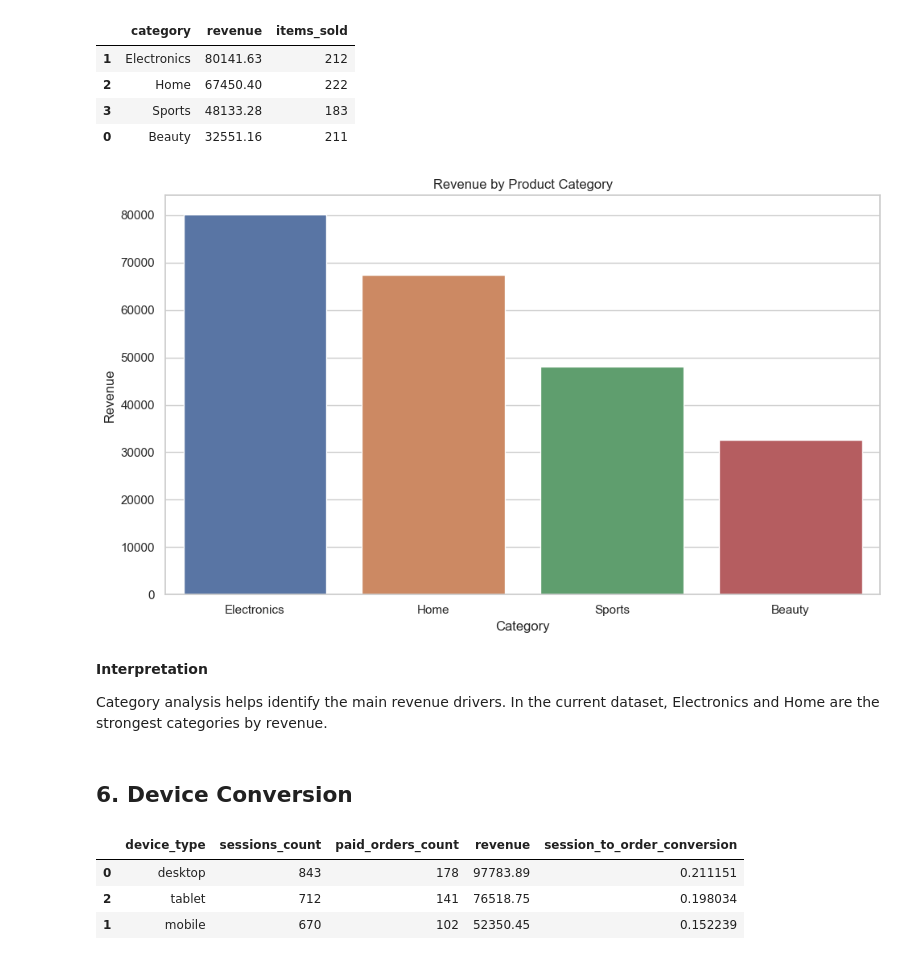
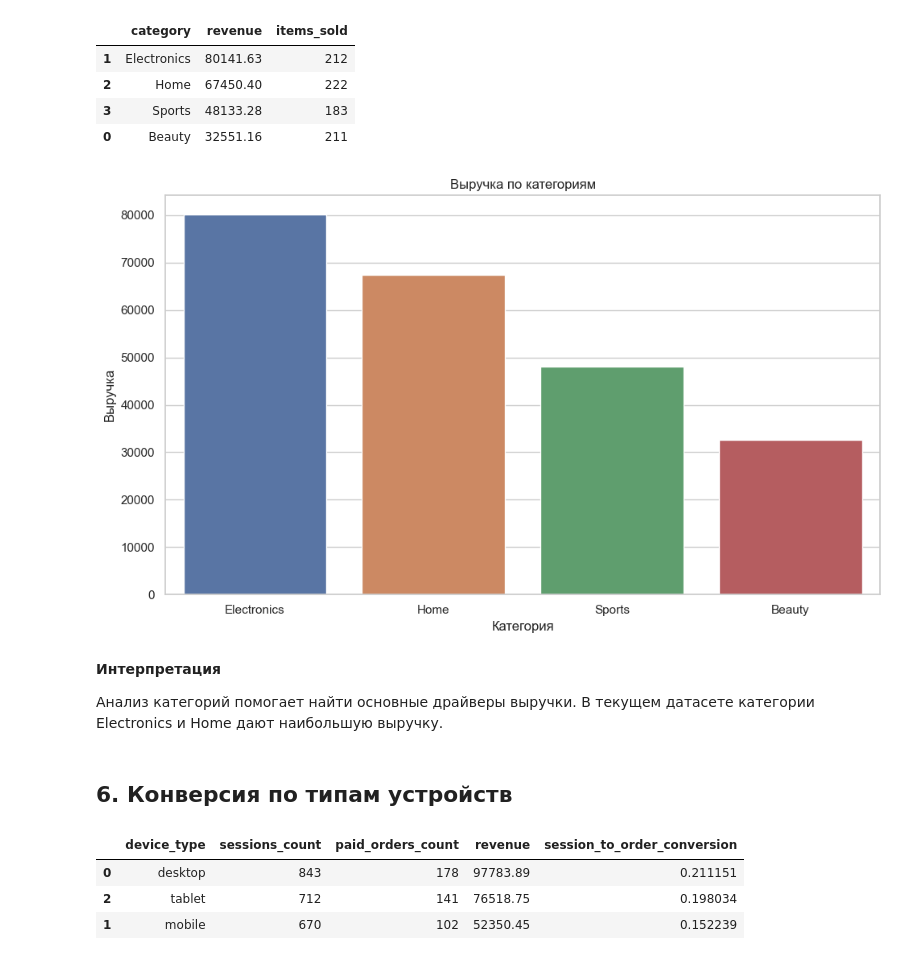
Before and after one commit to Yohji33/product-analytics-pet-project, a Jupyter notebook: notebooks/01_eda_analysis.ipynb, the cells around one changed output. Drawn from its saved outputs; the diff is of its cells as text; code cells hidden in the pictures.

```diff
--- a/notebooks/01_eda_analysis.ipynb
+++ b/notebooks/01_eda_analysis.ipynb
@@ -209,21 +209,21 @@ category_revenue
 # %%
 plt.figure(figsize=(10, 6))
 sns.barplot(data=category_revenue, x="category", y="revenue", hue="category", legend=False)
-plt.title("Revenue by Product Category")
-plt.xlabel("Category")
-plt.ylabel("Revenue")
+plt.title("Выручка по категориям")
+plt.xlabel("Категория")
+plt.ylabel("Выручка")
 plt.tight_layout()
 plt.savefig(FIGURES_DIR / "category_revenue.png", dpi=160)
 plt.show()
 # %% [output]
-[figure, old version]
+[figure, new version]
-# %% [markdown]
-**Interpretation**
-
-Category analysis helps identify the main revenue drivers.
-In the current dataset, Electronics and Home are the strongest categories by revenue.
-# %% [markdown]
-## 6. Device Conversion
+# %% [markdown]
+**Интерпретация**
+
+Анализ категорий помогает найти основные драйверы выручки.
+В текущем датасете категории Electronics и Home дают наибольшую выручку.
+# %% [markdown]
+## 6. Конверсия по типам устройств
 # %%
 paid_orders["order_date"] = paid_orders["order_created_at"].dt.date
 sessions["session_date"] = sessions["session_started_at"].dt.date
```
Also changed, not shown: parts of 23 cells of this notebook, 14 other files.
